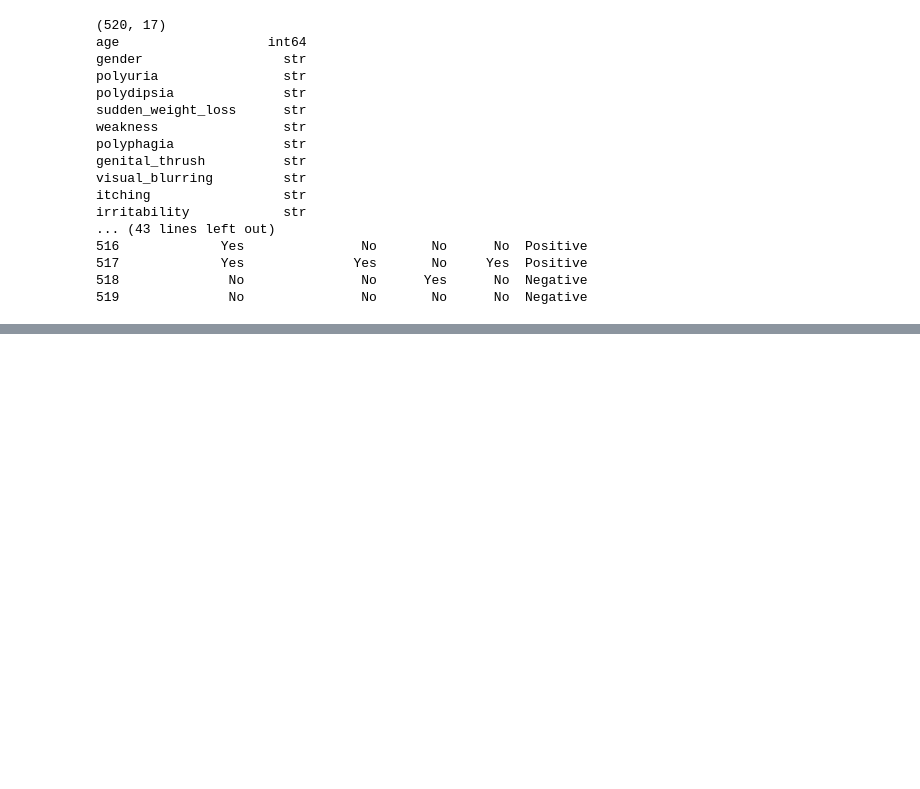
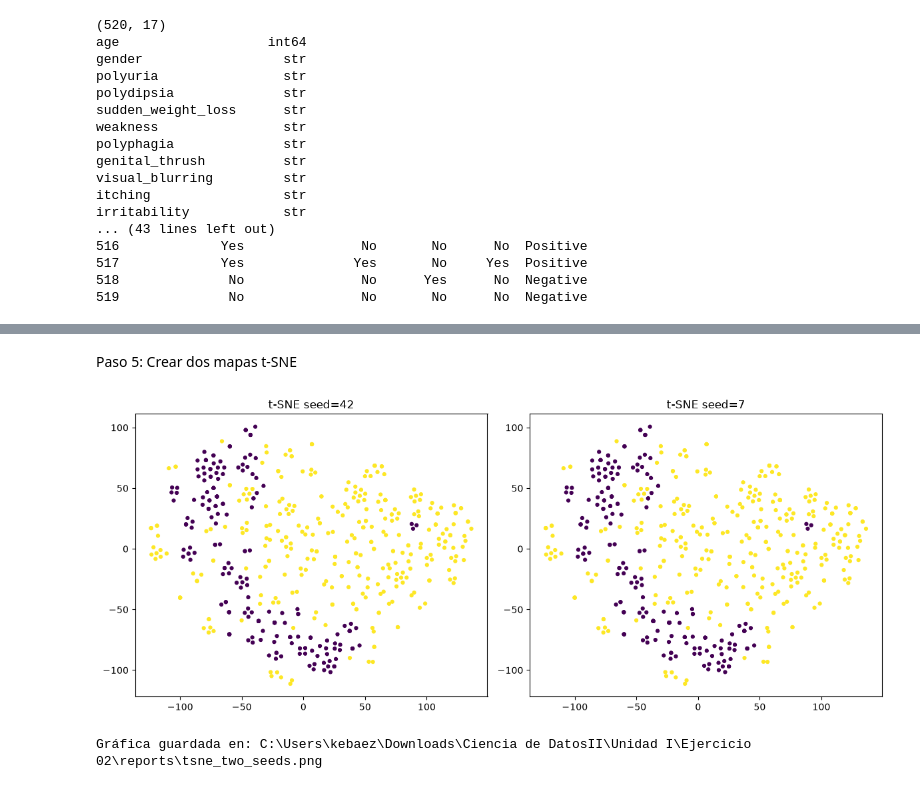
Before and after one commit to kendyb18-dotcom/Ciencia-de-Datos-II, a Jupyter notebook: Unidad I/Ejercicio 02/notebooks/ejercicio_02.ipynb, the cells around one changed output, grey strips where cells are left out. Saved outputs shown, nothing was run; the diff lists cells and outputs as text; code cells hidden in the pictures; blank space fills up the shorter version.

```diff
--- a/Unidad I/Ejercicio 02/notebooks/ejercicio_02.ipynb
+++ b/Unidad I/Ejercicio 02/notebooks/ejercicio_02.ipynb
@@ -26,0 +85,14 @@ irritability            str
+# %%
+from sklearn.compose import ColumnTransformer
+from sklearn.impute import SimpleImputer
+from sklearn.pipeline import Pipeline
+from sklearn.preprocessing import OneHotEncoder, StandardScaler
+
+num_cols = X.select_dtypes(include="number").columns.tolist()
+cat_cols = X.select_dtypes(exclude="number").columns.tolist()
+
+num_pipe = Pipeline([("imputer", SimpleImputer(strategy="median")), ("scale", StandardScaler())])
+cat_pipe = Pipeline([("imputer", SimpleImputer(strategy="most_frequent")), ("onehot", OneHotEncoder(handle_unknown="ignore"))])
+
+preprocess = ColumnTransformer([("num", num_pipe, num_cols), ("cat", cat_pipe, cat_cols)])
+print("Numéricas:", len(num_cols), "| Categóricas:", len(cat_cols))
@@ -26,0 +247,50 @@ irritability            str
+# %% [markdown]
+Paso 5: Crear dos mapas t-SNE
+# %%
+from pathlib import Path
+from sklearn.manifold import TSNE
+import matplotlib.pyplot as plt
+import numpy as np
+
+sample = X.sample(n=min(1000, len(X)), random_state=42)
+y_sample = y.loc[sample.index]
+encoded = preprocess.fit_transform(sample)
+if hasattr(encoded, "toarray"):
+    encoded = encoded.toarray()
+encoded = np.asarray(encoded)
+
+if encoded.shape[1] < 2:
+    raise ValueError("t-SNE requiere al menos dos variables de entrada.")
+
+perplexity = min(30, len(sample) - 1)
+fig, axes = plt.subplots(1, 2, figsize=(12, 5))
+for ax, seed in zip(axes, [42, 7]):
+    embedding = TSNE(
+        n_components=2,
+        perplexity=perplexity,
+        random_state=seed,
+        init="pca",
+        learning_rate="auto",
+    ).fit_transform(encoded)
+    ax.scatter(
+        embedding[:, 0],
+        embedding[:, 1],
+        c=pd.Categorical(y_sample).codes,
+        s=12,
+        cmap="viridis",
+    )
+    ax.set_title(f"t-SNE seed={seed}")
+
+project_dir = Path.cwd()
+if project_dir.name == "notebooks":
+    project_dir = project_dir.parent
+output_dir = project_dir / "reports"
+output_dir.mkdir(parents=True, exist_ok=True)
+output_path = output_dir / "tsne_two_seeds.png"
+fig.tight_layout()
+fig.savefig(output_path, dpi=160, bbox_inches="tight")
+plt.show()
+print(f"Gráfica guardada en: {output_path.resolve()}")
+# %% [output]
+[figure, added]
+Gráfica guardada en: C:\Users\kebaez\Downloads\Ciencia de DatosII\Unidad I\Ejercicio 02\reports\tsne_two_seeds.png
```
Also changed, not shown: parts of 22 cells of this notebook, 10 other files.
